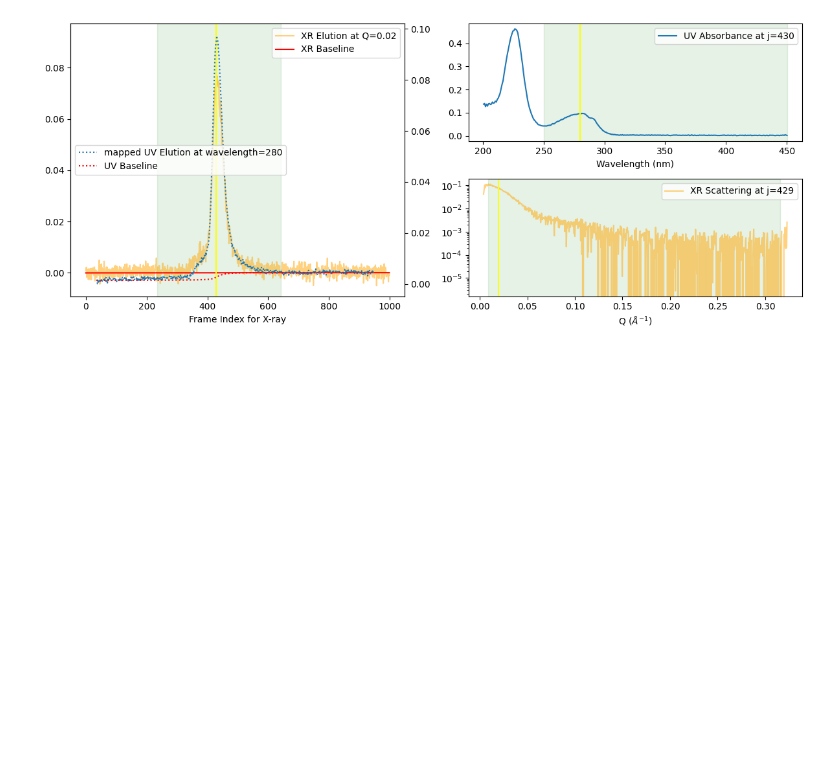
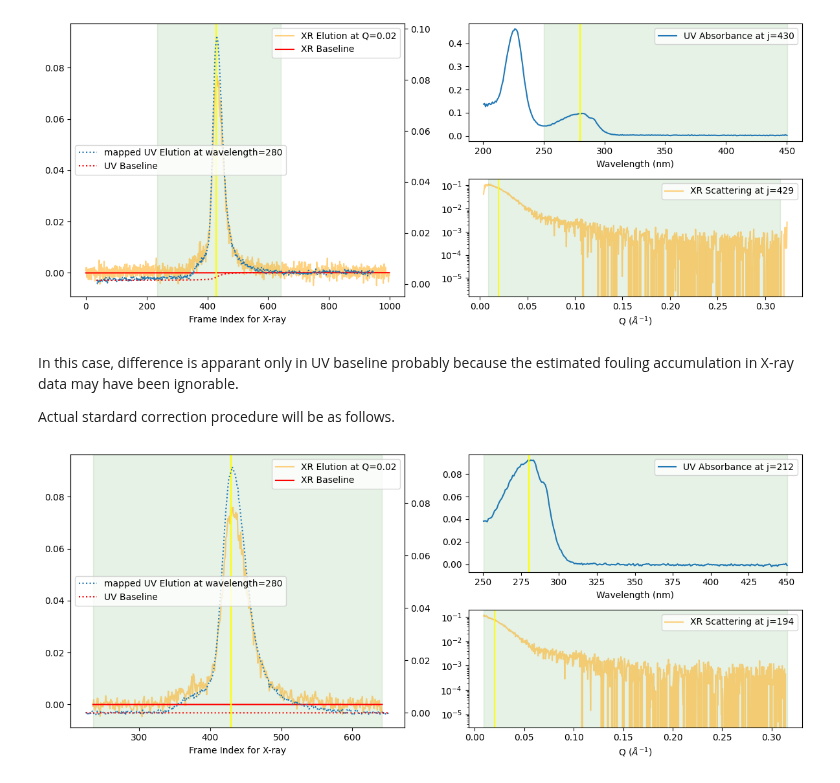
Before and after one commit to nshimizu0721/molass-tutorial, a Jupyter notebook: chapters/04/data_correction.ipynb, the cells around one changed output. Saved outputs shown, nothing was run; the diff lists cells and outputs as text; code cells hidden in the pictures; blank space fills up the shorter version.

Commit message:
Add description to data correction chapter

```diff
--- a/chapters/04/data_correction.ipynb
+++ b/chapters/04/data_correction.ipynb
@@ -38,3 +87,13 @@ ssd2.set_baseline_method('integral')
 ssd2.plot_compact(baseline=True);
 # %% [output]
 [figure]
+# %% [markdown]
+In this case, difference is apparant only in UV baseline probably because the estimated fouling accumulation in X-ray data may have been ignorable.
+
+Actual stardard correction procedure will be as follows.
+# %%
+trimmed_ssd2 = ssd2.trimmed_copy()
+corrected_ssd2 = trimmed_ssd2.corrected_copy()
+corrected_ssd2.plot_compact(baseline=True);
+# %% [output]
+[figure, added]
```
Also changed, not shown: parts of 9 cells of this notebook, 2 other files.
